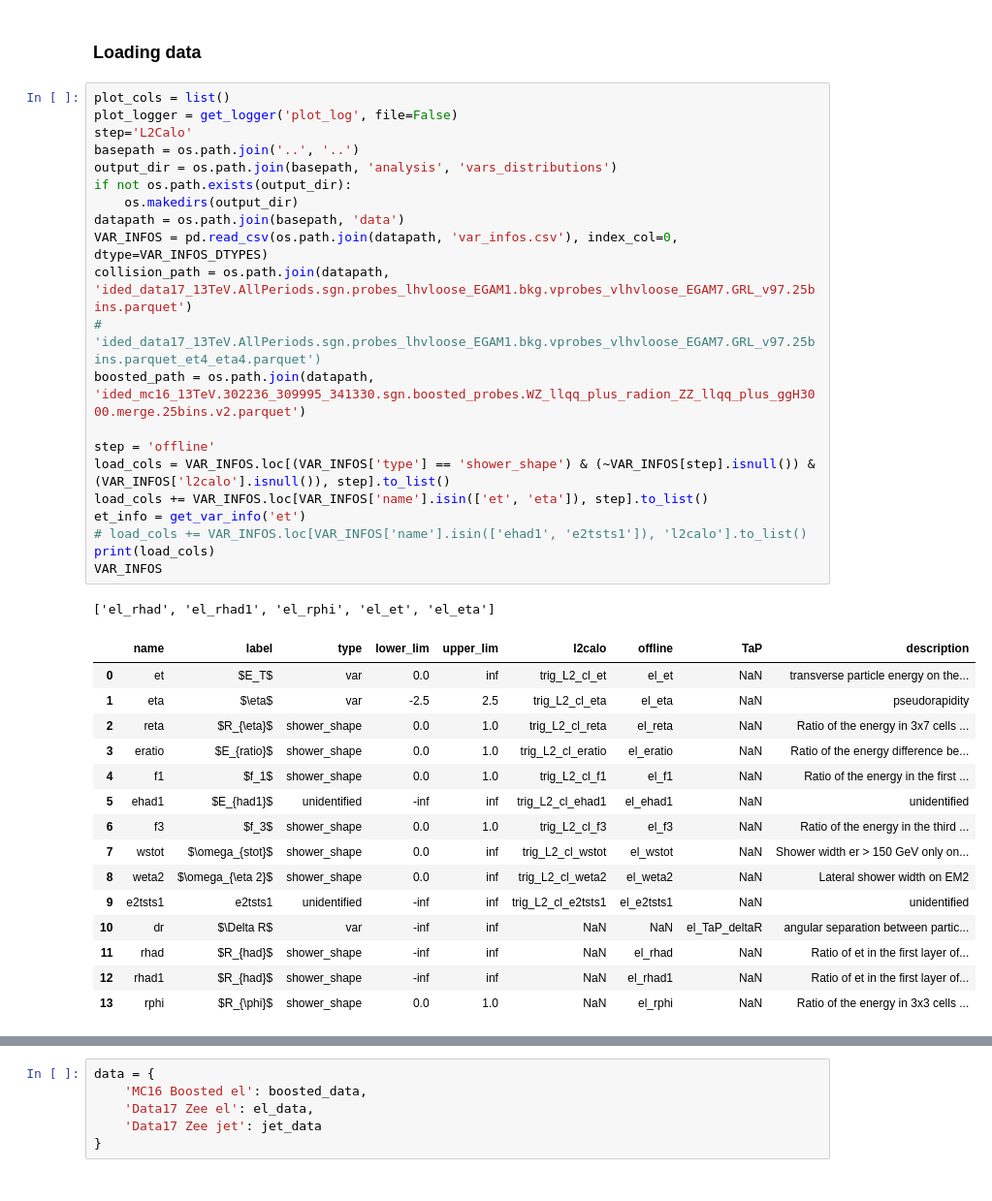
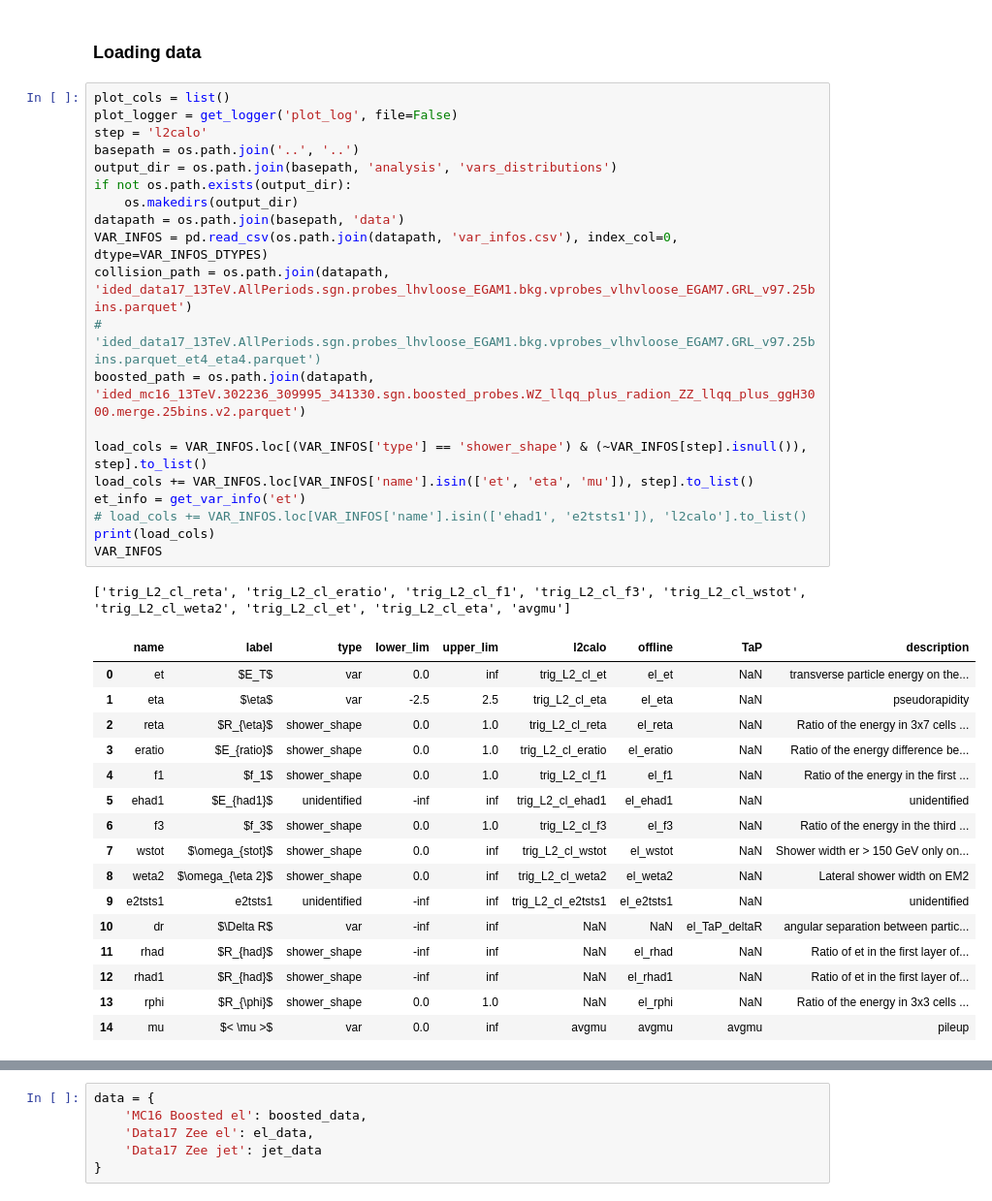
Before and after one commit to lucasbanunes/ringer, a Jupyter notebook: plots.ipynb, the cells around one changed output, grey strips where cells are left out. Shown at 97% size. Drawn from its saved outputs; the diff is of its cells as text.

```diff
--- a/plots.ipynb
+++ b/plots.ipynb
@@ -336,41 +347,41 @@ def get_hist2d_log_norms(data, x, y, var_bins, var_ranges, step):
 # %%
 plot_cols = list()
 plot_logger = get_logger('plot_log', file=False)
-step='L2Calo'
+step = 'l2calo'
 basepath = os.path.join('..', '..')
 output_dir = os.path.join(basepath, 'analysis', 'vars_distributions')
 if not os.path.exists(output_dir):
     os.makedirs(output_dir)
 datapath = os.path.join(basepath, 'data')
 VAR_INFOS = pd.read_csv(os.path.join(datapath, 'var_infos.csv'), index_col=0, dtype=VAR_INFOS_DTYPES)
 collision_path = os.path.join(datapath, 'ided_data17_13TeV.AllPeriods.sgn.probes_lhvloose_EGAM1.bkg.vprobes_vlhvloose_EGAM7.GRL_v97.25bins.parquet')
 #                              'ided_data17_13TeV.AllPeriods.sgn.probes_lhvloose_EGAM1.bkg.vprobes_vlhvloose_EGAM7.GRL_v97.25bins.parquet_et4_eta4.parquet')
 boosted_path = os.path.join(datapath, 'ided_mc16_13TeV.302236_309995_341330.sgn.boosted_probes.WZ_llqq_plus_radion_ZZ_llqq_plus_ggH3000.merge.25bins.v2.parquet')
 
-step = 'offline'
-load_cols = VAR_INFOS.loc[(VAR_INFOS['type'] == 'shower_shape') & (~VAR_INFOS[step].isnull()) & (VAR_INFOS['l2calo'].isnull()), step].to_list()
-load_cols += VAR_INFOS.loc[VAR_INFOS['name'].isin(['et', 'eta']), step].to_list()
+load_cols = VAR_INFOS.loc[(VAR_INFOS['type'] == 'shower_shape') & (~VAR_INFOS[step].isnull()), step].to_list()
+load_cols += VAR_INFOS.loc[VAR_INFOS['name'].isin(['et', 'eta', 'mu']), step].to_list()
 et_info = get_var_info('et')
 # load_cols += VAR_INFOS.loc[VAR_INFOS['name'].isin(['ehad1', 'e2tsts1']), 'l2calo'].to_list()
 print(load_cols)
 VAR_INFOS
 # %% [output]
-['el_rhad', 'el_rhad1', 'el_rphi', 'el_et', 'el_eta']
+['trig_L2_cl_reta', 'trig_L2_cl_eratio', 'trig_L2_cl_f1', 'trig_L2_cl_f3', 'trig_L2_cl_wstot', 'trig_L2_cl_weta2', 'trig_L2_cl_et', 'trig_L2_cl_eta', 'avgmu']
 |  | name | label | type | lower_lim | upper_lim | l2calo | offline | TaP | description |
 | 0 | et | $E_T$ | var | 0.0 | inf | trig_L2_cl_et | el_et | NaN | transverse particle energy on the... |
 | 1 | eta | $\eta$ | var | -2.5 | 2.5 | trig_L2_cl_eta | el_eta | NaN | pseudorapidity |
 | 2 | reta | $R_{\eta}$ | shower_shape | 0.0 | 1.0 | trig_L2_cl_reta | el_reta | NaN | Ratio of the energy in 3x7 cells ... |
 | 3 | eratio | $E_{ratio}$ | shower_shape | 0.0 | 1.0 | trig_L2_cl_eratio | el_eratio | NaN | Ratio of the energy difference be... |
 | 4 | f1 | $f_1$ | shower_shape | 0.0 | 1.0 | trig_L2_cl_f1 | el_f1 | NaN | Ratio of the energy in the first ... |
 | 5 | ehad1 | $E_{had1}$ | unidentified | -inf | inf | trig_L2_cl_ehad1 | el_ehad1 | NaN | unidentified |
 | 6 | f3 | $f_3$ | shower_shape | 0.0 | 1.0 | trig_L2_cl_f3 | el_f3 | NaN | Ratio of the energy in the third ... |
 | 7 | wstot | $\omega_{stot}$ | shower_shape | 0.0 | inf | trig_L2_cl_wstot | el_wstot | NaN | Shower width er > 150 GeV only on... |
 | 8 | weta2 | $\omega_{\eta 2}$ | shower_shape | 0.0 | inf | trig_L2_cl_weta2 | el_weta2 | NaN | Lateral shower width on EM2 |
 | 9 | e2tsts1 | e2tsts1 | unidentified | -inf | inf | trig_L2_cl_e2tsts1 | el_e2tsts1 | NaN | unidentified |
 | 10 | dr | $\Delta R$ | var | -inf | inf | NaN | NaN | el_TaP_deltaR | angular separation between partic... |
 | 11 | rhad | $R_{had}$ | shower_shape | -inf | inf | NaN | el_rhad | NaN | Ratio of et in the first layer of... |
 | 12 | rhad1 | $R_{had}$ | shower_shape | -inf | inf | NaN | el_rhad1 | NaN | Ratio of et in the first layer of... |
 | 13 | rphi | $R_{\phi}$ | shower_shape | 0.0 | 1.0 | NaN | el_rphi | NaN | Ratio of the energy in 3x3 cells ... |
+| 14 | mu | $< \mu >$ | var | 0.0 | inf | avgmu | avgmu | avgmu | pileup |
 # %%
 boosted_data = pd.read_parquet(boosted_path, columns=load_cols + ['el_TaP_deltaR'])
 boosted_data[et_info[step]] = boosted_data[et_info[step]]/1000
```
Also changed, not shown: parts of 7 cells of this notebook.
